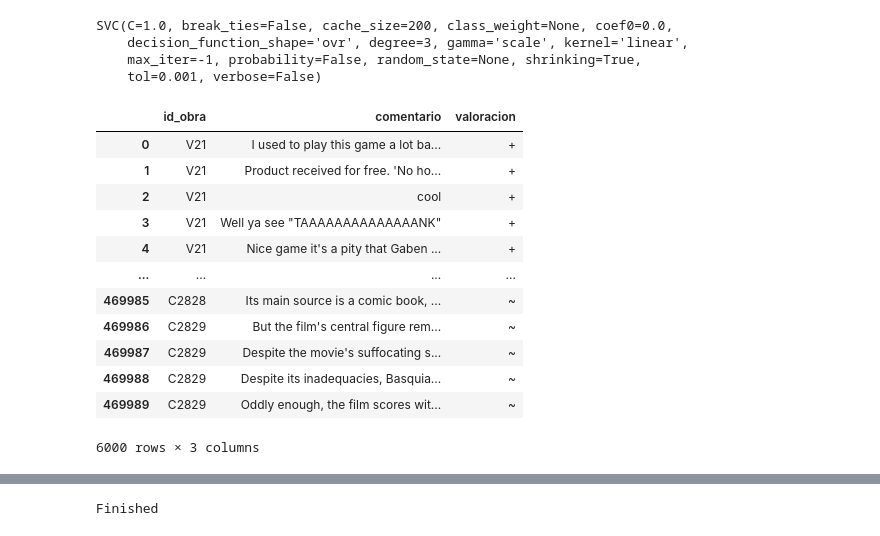
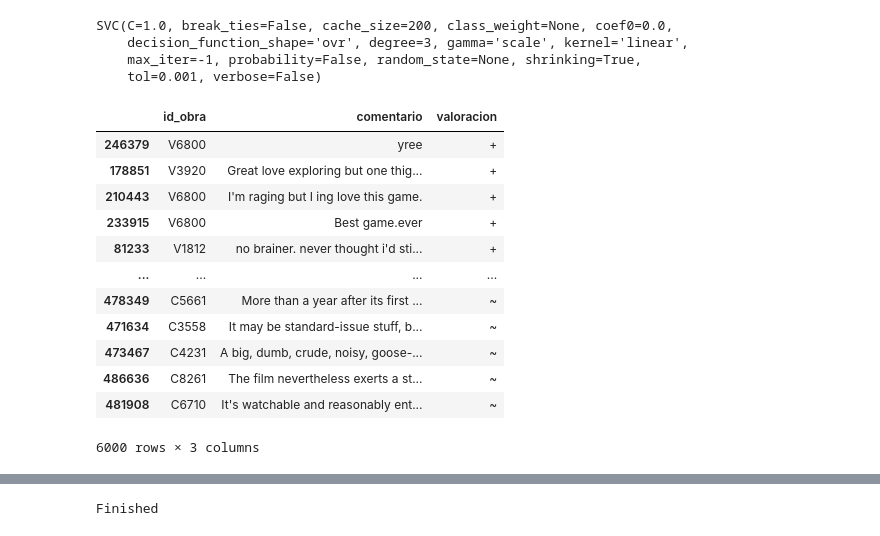
Before and after one commit to adrygp/ABP-FindMo, a Jupyter notebook: análisis_de_sentimientos.ipynb, the cells around one changed output, grey strips where cells are left out. Drawn from its saved outputs; the diff is of its cells as text; code cells hidden in the pictures.

```diff
--- a/análisis_de_sentimientos.ipynb
+++ b/análisis_de_sentimientos.ipynb
@@ -346,30 +308,34 @@ SVC(C=1.0, break_ties=False, cache_size=200, class_weight=None, coef0=0.0,
     decision_function_shape='ovr', degree=3, gamma='scale', kernel='linear',
     max_iter=-1, probability=False, random_state=None, shrinking=True,
     tol=0.001, verbose=False)
-# %%
-testData = pd.read_csv('system_datasets/obras_comentarios.csv')
-
-testDataPositivo=testData[testData['valoracion'] == '+'].head(2000)
-testDataNegativo=testData[testData['valoracion'] == '-'].head(2000)
-testDataNeutral=testData[testData['valoracion'] == '~'].head(2000)
-
-testData= pd.concat([testDataPositivo, testDataNegativo, testDataNeutral])
-testData.dropna().to_csv('system_datasets/test_obras.csv', index=False)
-testData
-# %% [output]
-|  | id_obra | comentario | valoracion |
-| 0 | V21 | I used to play this game a lot ba... | + |
-| 1 | V21 | Product received for free. 'No ho... | + |
-| 2 | V21 | cool | + |
-| 3 | V21 | Well ya see "TAAAAAAAAAAAAAANK" | + |
-| 4 | V21 | Nice game it's a pity that Gaben ... | + |
-| ... | ... | ... | ... |
-| 469985 | C2828 | Its main source is a comic book, ... | ~ |
-| 469986 | C2829 | But the film's central figure rem... | ~ |
-| 469987 | C2829 | Despite the movie's suffocating s... | ~ |
-| 469988 | C2829 | Despite its inadequacies, Basquia... | ~ |
-| 469989 | C2829 | Oddly enough, the film scores wit... | ~ |
-6000 rows × 3 columns
+# %%
+testData = pd.read_csv('system_datasets/obras_comentarios.csv')
+
+testDataPositivoV=obras[(obras['valoracion'] == '+') & (obras['id_obra'].str.startswith('V', na=False))].sample(1500).copy()
+testDataNegativoV=obras[(obras['valoracion'] == '-') & (obras['id_obra'].str.startswith('V', na=False))].sample(1500).copy()
+
+testDataPositivoC=obras[(obras['valoracion'] == '+') & (obras['id_obra'].str.startswith('C', na=False))].sample(1000).copy()
+testDataNegativoC=obras[(obras['valoracion'] == '-') & (obras['id_obra'].str.startswith('C', na=False))].sample(1000).copy()
+testDataNeutralC=obras[(obras['valoracion'] == '~') & (obras['id_obra'].str.startswith('C', na=False))].sample(1000).copy()
+
+testData= pd.concat([testDataPositivoV, testDataNegativoV,
+                     testDataPositivoC, testDataNegativoC, testDataNeutralC])
+testData.dropna().to_csv('system_datasets/test_obras.csv', index=False)
+testData
+# %% [output]
+|  | id_obra | comentario | valoracion |
+| 246379 | V6800 | yree | + |
+| 178851 | V3920 | Great love exploring but one thig... | + |
+| 210443 | V6800 | I'm raging but I ing love this game. | + |
+| 233915 | V6800 | Best game.ever | + |
+| 81233 | V1812 | no brainer. never thought i'd sti... | + |
+| ... | ... | ... | ... |
+| 478349 | C5661 | More than a year after its first ... | ~ |
+| 471634 | C3558 | It may be standard-issue stuff, b... | ~ |
+| 473467 | C4231 | A big, dumb, crude, noisy, goose-... | ~ |
+| 486636 | C8261 | The film nevertheless exerts a st... | ~ |
+| 481908 | C6710 | It's watchable and reasonably ent... | ~ |
+6000 rows × 3 columns
 # %%
 testDataFinal = pd.read_csv('system_datasets/test_obras.csv')
 testDataFinal
```
Also changed, not shown: parts of 17 cells of this notebook.
